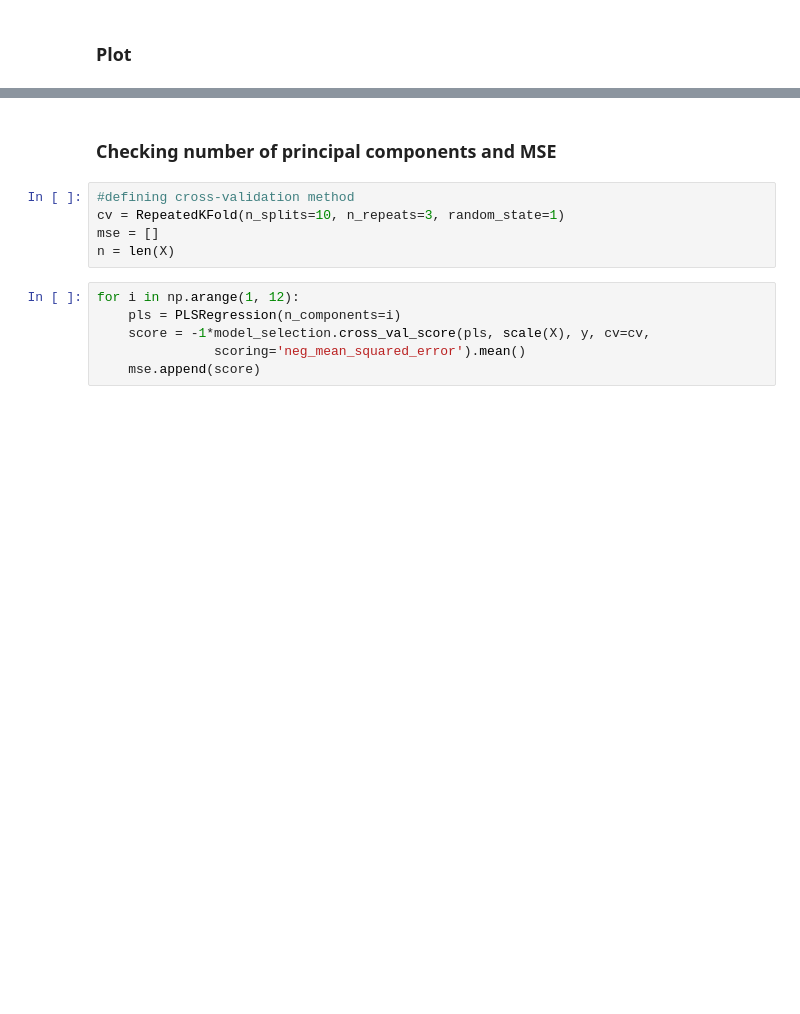
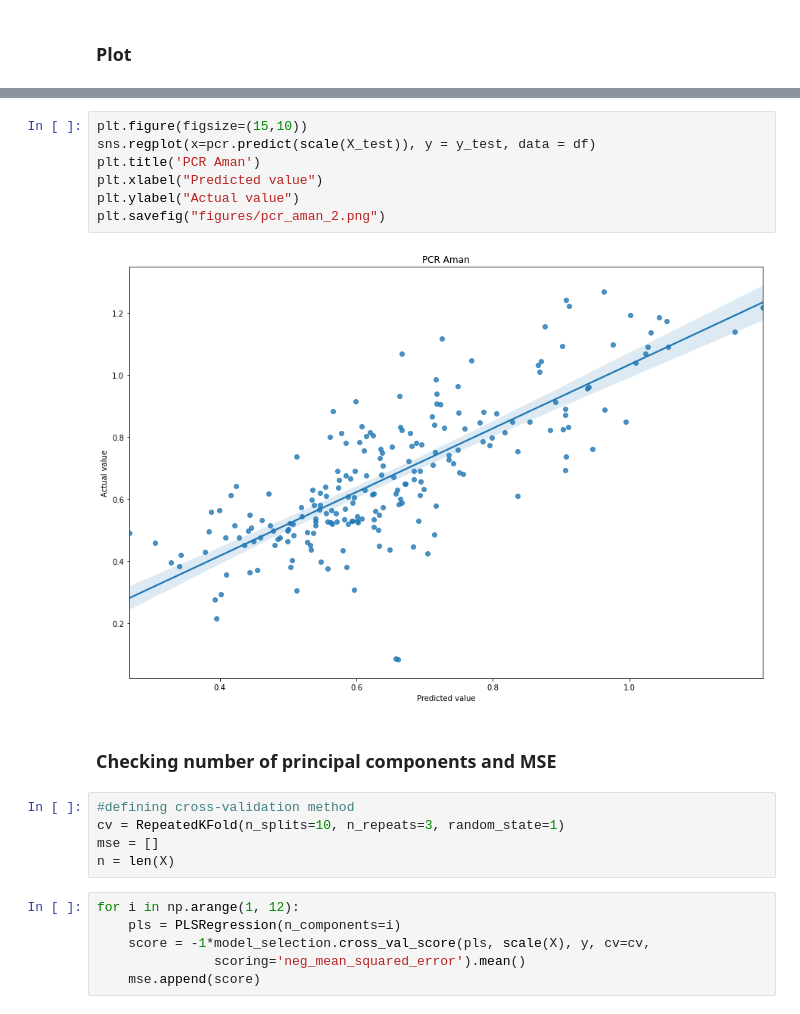
Before and after one commit to navid-almusabbir/498R-Crop-Yield-PCR-PLSR, a Jupyter notebook: PCR-PLSR-Aman.ipynb, the cells around one changed output, grey strips where cells are left out. Cells and saved outputs as stored; diff of their text form; blank space fills up the shorter version.

```diff
--- a/PCR-PLSR-Aman.ipynb
+++ b/PCR-PLSR-Aman.ipynb
@@ -164,3 +208,12 @@ plt.show()
+# %%
+plt.figure(figsize=(15,10))
+sns.regplot(x=pcr.predict(scale(X_test)), y = y_test, data = df)
+plt.title('PCR Aman')
+plt.xlabel("Predicted value")
+plt.ylabel("Actual value")
+plt.savefig("figures/pcr_aman_2.png")
+# %% [output]
+[figure, added]
 # %% [markdown]
 ### Checking number of principal components and MSE
 # %%
```
Also changed, not shown: parts of 31 cells of this notebook, 25 other files.
